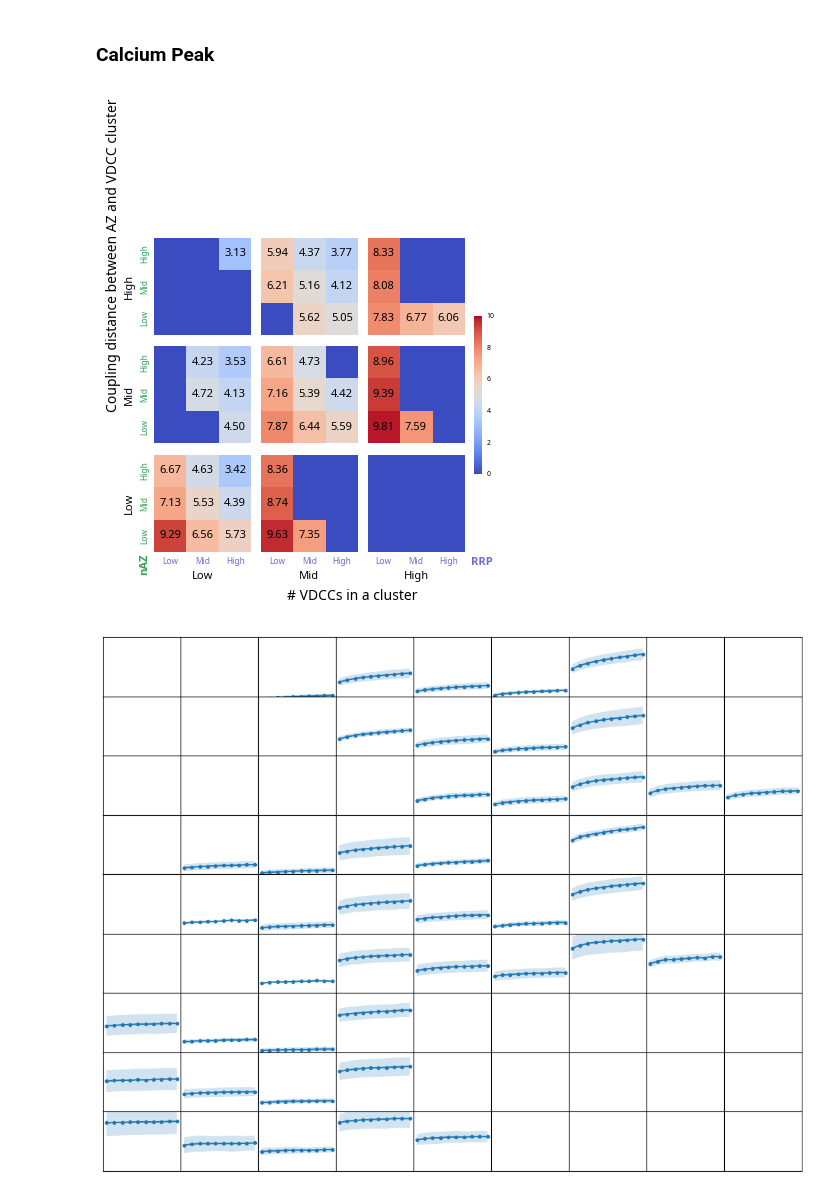
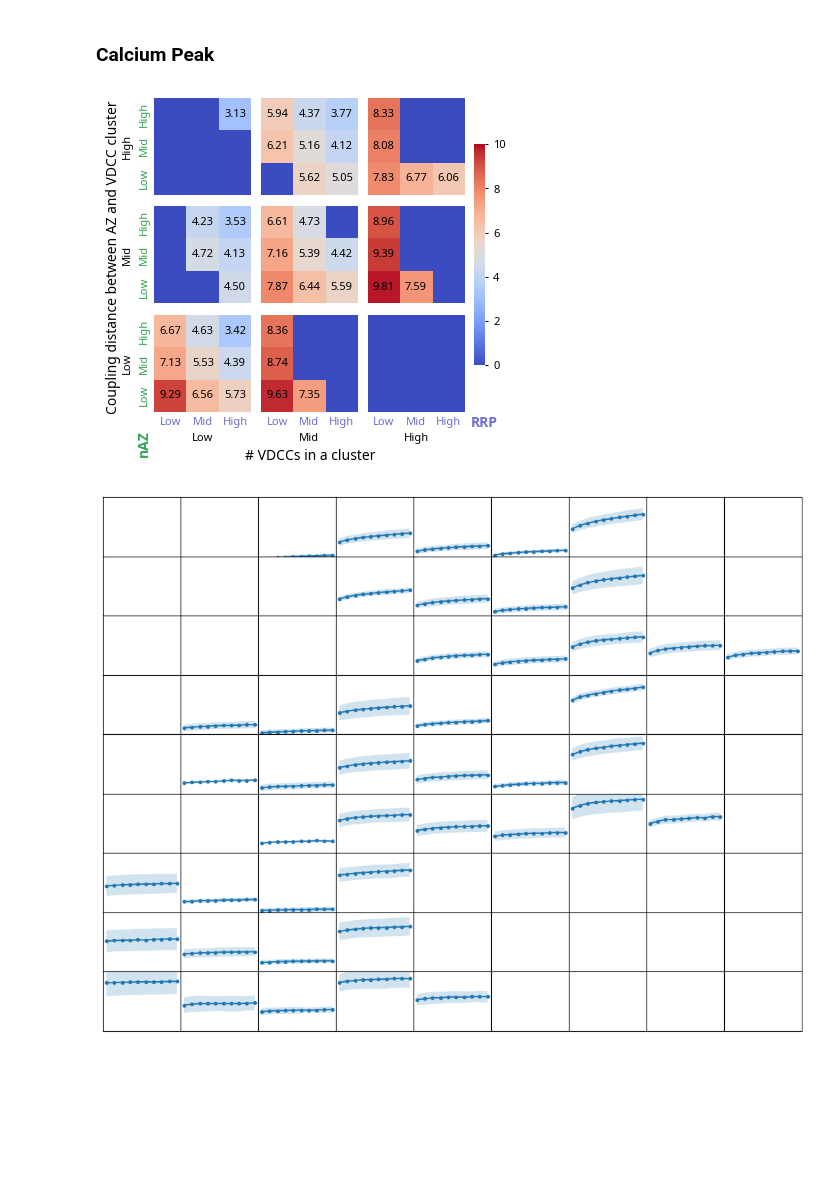
Before and after one commit to nishs1729/MFB, a Jupyter notebook: scripts_plotting/control_calcium.ipynb, the cells around one changed output. Saved outputs shown, nothing was run; the diff lists cells and outputs as text; code cells hidden in the pictures; blank space fills up the shorter version.

Commit message:
Cleaned and updated 4D plots

```diff
--- a/scripts_plotting/control_calcium.ipynb
+++ b/scripts_plotting/control_calcium.ipynb
@@ -161,13 +161,19 @@ fig.savefig(os.path.join(figPath, f'supp_Ca.svg'), dpi=300,
             bbox_inches='tight', transparent=True)
 # %% [output]
 [figure]
+# %%
+figsize_4d = (5,4.1)
+
+ticklabelsize_4d = 8
+labelsize_4d = 10
+sublabelsize_4d = 8
+textsize_4d = 8
+
+cases = ['Low', 'Mid', 'High']
 # %% [markdown]
 ### Calcium Peak
 # %%
 key = 'avg_ca_peak'
-ff=1
-fig, ax = plt.subplots(3, 3, sharex=True, sharey=True, figsize=(ff*5, ff*4.1))
-fig.subplots_adjust(wspace=0.1, hspace=0.1)
 
 cat_plot = np.zeros(category_info.shape)
 for nv, dv, naz, rrp in product(range(3), repeat=4):
@@ -176,60 +182,57 @@ for nv, dv, naz, rrp in product(range(3), repeat=4):
     except KeyError:
         cat_plot[nv, dv, naz, rrp] = 0
 
-cases = ['Low', 'Mid', 'High']
+fig, ax = plt.subplots(3, 3, sharex=True, sharey=True, figsize=figsize_4d)
+fig.subplots_adjust(wspace=0.1, hspace=0.1)
 
 for axis in ax[-1,:]:
     axis.set_xticks(range(3))
-    axis.set_xticklabels(cases, color=cpdark[5], fontsize=6)
+    axis.set_xticklabels(cases, color=cpdark[5], fontsize=ticklabelsize_4d)
 
 for axis in ax[:,0]:
     axis.set_yticks(range(3))
-    axis.set_yticklabels(cases, color=cpdark[2], fontsize=6,
+    axis.set_yticklabels(cases, color=cpdark[2], fontsize=ticklabelsize_4d,
                          rotation=90, ha="right", va="center")
 
 for nv, dv in product(range(3), range(3)):
     ax[nv][dv].tick_params(axis=u'both', which=u'both',length=0)
 
     imdata = cat_plot[dv, 2-nv]
     im = ax[nv][dv].imshow(
         imdata,
         vmin=np.floor(np.min(cat_plot)) if np.min(cat_plot)>1 else np.min(cat_plot),
         vmax=np.ceil(np.max(cat_plot)) if np.max(cat_plot)>1 else np.max(cat_plot),
         cmap='coolwarm',
         origin='lower'
     )
 
     for i in range(3):
         for j in range(3):
             if imdata[i, j] > 0.001:
-                text = ax[nv][dv].text(j, i, f'{imdata[i, j]:0.2f}', fontsize=8,
+                text = ax[nv][dv].text(j, i, f'{imdata[i, j]:0.2f}', fontsize=textsize_4d,
                                        ha="center", va="center", color="black")
     if nv==2:
-        ax[nv][dv].set_xlabel(cases[dv], fontsize=8)
+        ax[nv][dv].set_xlabel(cases[dv], fontsize=sublabelsize_4d)
     if dv==0:
-        ax[nv][dv].set_ylabel(cases[2-nv], fontsize=8)
+        ax[nv][dv].set_ylabel(cases[2-nv], fontsize=sublabelsize_4d)
 
-    ax[nv][dv].spines["bottom"].set_visible(False)
-    ax[nv][dv].spines["top"].set_visible(False)
-    ax[nv][dv].spines["right"].set_visible(False)
-    ax[nv][dv].spines["left"].set_visible(False)
+    ax[nv][dv].spines[["bottom","top","right","left"]].set_visible(False)
 
-ax[-1,0].text(-0.96, -1.12, 'nAZ', size=8, rotation=90,
-              color=cpdark[2], fontweight='bold')
-ax[-1,-1].text(2.7, -0.9, 'RRP', size=8, color=cpdark[5], fontweight='bold')
-ax[-1,1].text(0.3, -2.0, '# VDCCs in a cluster', size=10, color=cpdark[-1])
-ax[1,0].text(-2, 0.6, 'Coupling distance between AZ and VDCC cluster', size=10, rotation=90, color=cpdark[-1])
-# ax[0,0].text(-2.2, 2, 'g', fontsize=14)
+ax[-1,0].text(-1.05, -1.8, 'nAZ', size=labelsize_4d, rotation=90, color=cpdark[2], fontweight='bold')
+ax[-1,-1].text(2.7, -0.96, 'RRP', size=labelsize_4d, color=cpdark[5], fontweight='bold')
+ax[-1,1].text(-1, -2, '# VDCCs in a cluster', size=labelsize_4d, color=cpdark[-1])
+ax[1,0].text(-2, -3.8, 'Coupling distance between AZ and VDCC cluster',
+             size=labelsize_4d, rotation=90, color=cpdark[-1])
 
-cb = fig.colorbar(im, ax=ax.ravel().tolist(), shrink=0.5, anchor=(-0.2,0.5))
+cb = fig.colorbar(im, ax=ax.ravel().tolist(), shrink=0.7, anchor=(-0.2,0.5))
 cb.outline.set_visible(False)
-cb.ax.tick_params(size=0, labelsize=5)
+cb.ax.tick_params(size=2, labelsize=ticklabelsize_4d)
 plt.show()
 
 fig.savefig(os.path.join(figPath, f'{key}_4D.svg'), dpi=300,
             bbox_inches='tight', transparent=True)
 # %% [output]
-[figure, old version]
+[figure, new version]
 # %%
 key = 'avg_ca_peak'
 fig, ax = plt.subplots(9,9, figsize=(13,10), sharex=True, sharey=True)
```
Also changed, not shown: parts of 4 cells of this notebook, 4 other files.
